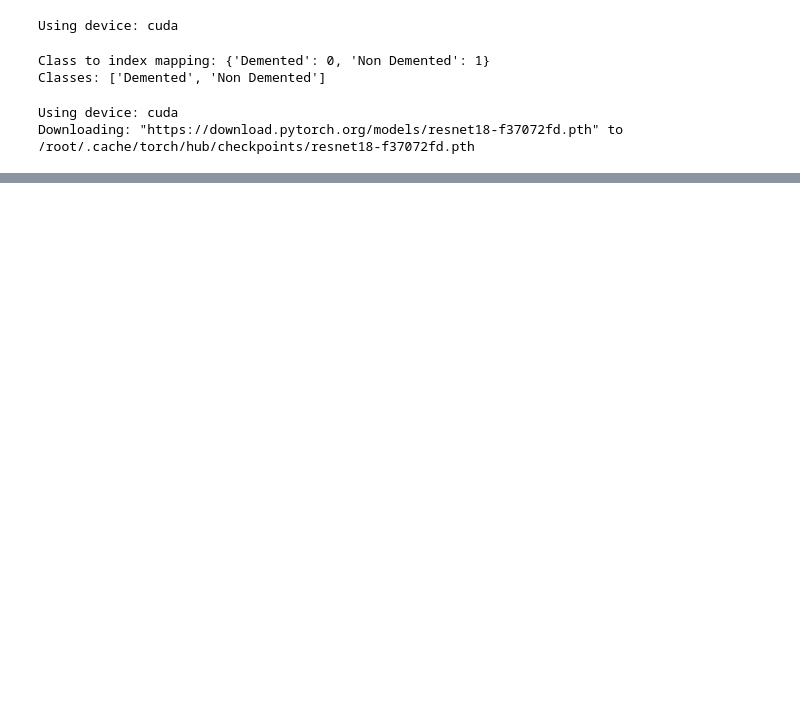
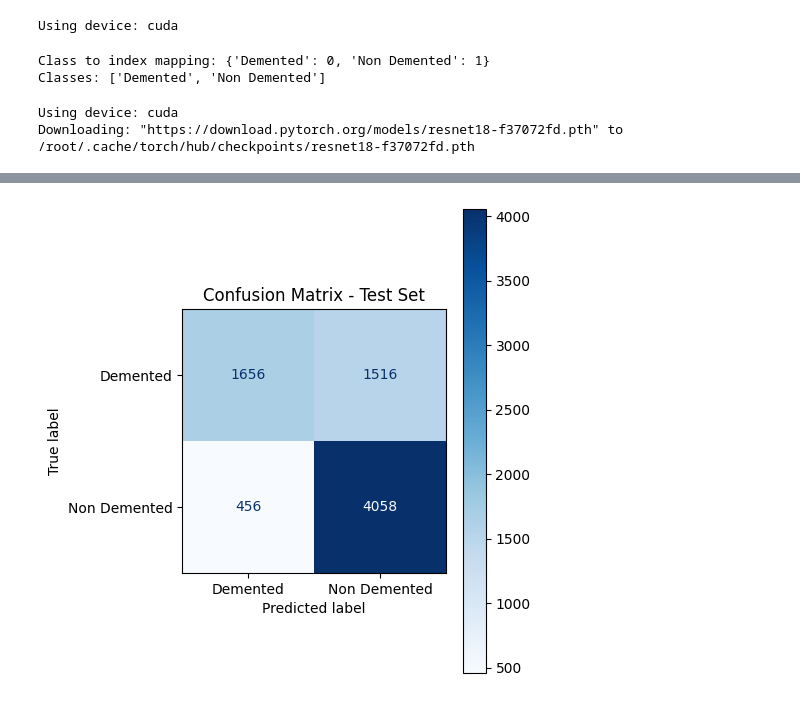
Before and after one commit to RAvila-bioeng/M.R.AI, a Jupyter notebook: Alzheimer's_ResNet_Sintruncar.ipynb, the cells around one changed output, grey strips where cells are left out. Cells and saved outputs as stored; diff of their text form; code cells hidden in the pictures; blank space fills up the shorter version.

```diff
--- a/Alzheimer's_ResNet_Sintruncar.ipynb
+++ b/Alzheimer's_ResNet_Sintruncar.ipynb
@@ -597,0 +556,96 @@ Confusion matrix (raw counts):
+# %%
+import numpy as np
+import torch
+from sklearn.metrics import (
+    confusion_matrix,
+    ConfusionMatrixDisplay,
+    f1_score,
+    roc_curve,
+    auc,
+)
+import matplotlib.pyplot as plt
+
+resnet18.eval()
+
+all_labels = []
+all_preds = []
+all_probs = []
+
+# Index of the positive class ("Demented")
+idx_demented = train_dataset.class_to_idx["Demented"]
+idx_non      = train_dataset.class_to_idx["Non Demented"]
+print("Class indices:", train_dataset.class_to_idx)
+
+with torch.no_grad():
+    for inputs, labels in test_loader:
+        inputs = inputs.to(device)
+        labels = labels.to(device)
+
+        outputs = resnet18(inputs)
+        probs = torch.softmax(outputs, dim=1)          # [B, 2]
+        _, preds = torch.max(probs, 1)                 # argmax (same as thr=0.5)
+
+        all_labels.extend(labels.cpu().numpy())
+        all_preds.extend(preds.cpu().numpy())
+        all_probs.extend(probs[:, idx_demented].cpu().numpy())
+
+all_labels = np.array(all_labels)
+all_preds  = np.array(all_preds)
+all_probs  = np.array(all_probs)
+
+# ---------- Confusion matrix ----------
+cm = confusion_matrix(all_labels, all_preds)
+print("Confusion matrix:\n", cm)
+
+disp = ConfusionMatrixDisplay(confusion_matrix=cm,
+                              display_labels=class_names)
+fig, ax = plt.subplots(figsize=(5,5))
+disp.plot(cmap="Blues", ax=ax, values_format="d")
+plt.title("Confusion Matrix - Test Set")
+plt.tight_layout()
+plt.show()
+
+# ---------- F1-score (for Demented as positive class) ----------
+f1_demented = f1_score(all_labels, all_preds, pos_label=idx_demented)
+
+# ---------- IoU for each class ----------
+# IoU(c) = TP_c / (TP_c + FP_c + FN_c)
+# Demented
+tp_dem = cm[idx_demented, idx_demented]
+fp_dem = cm[idx_non,      idx_demented]
+fn_dem = cm[idx_demented, idx_non]
+iou_dem = tp_dem / (tp_dem + fp_dem + fn_dem)
+
+# Non Demented
+tp_non = cm[idx_non, idx_non]
+fp_non = cm[idx_demented, idx_non]
+fn_non = cm[idx_non, idx_demented]
+iou_non = tp_non / (tp_non + fp_non + fn_non)
+
+miou = (iou_dem + iou_non) / 2.0
+
+# ---------- ROC & AUC (Demented vs Non) ----------
+fpr, tpr, thresholds = roc_curve(all_labels, all_probs, pos_label=idx_demented)
+roc_auc = auc(fpr, tpr)
+
+plt.figure(figsize=(5,5))
+plt.plot(fpr, tpr, label=f"ROC curve (AUC = {roc_auc:.3f})")
+plt.plot([0,1], [0,1], "k--", label="Random")
+plt.xlabel("False Positive Rate")
+plt.ylabel("True Positive Rate")
+plt.title("ROC - Demented vs Non Demented")
+plt.legend(loc="lower right")
+plt.grid(True)
+plt.tight_layout()
+plt.show()
+
+# ---------- Print metrics ----------
+acc = (all_labels == all_preds).mean()
+
+print(f"Accuracy:          {acc:.3f}")
+print(f"F1 (Demented):     {f1_demented:.3f}")
+print(f"IoU Demented:      {iou_dem:.3f}")
+print(f"IoU Non Demented:  {iou_non:.3f}")
+print(f"Mean IoU (mIoU):   {miou:.3f}")
+print(f"AUC ROC:           {roc_auc:.3f}")
+# %% [output]
@@ -597,0 +656 @@ Confusion matrix (raw counts):
+[figure, added]
```
Also changed, not shown: parts of 10 cells of this notebook.
